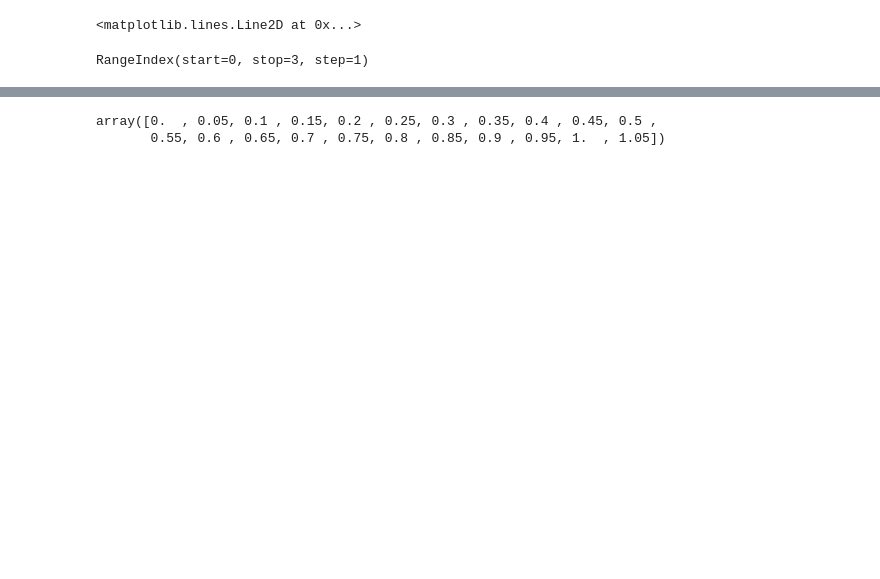
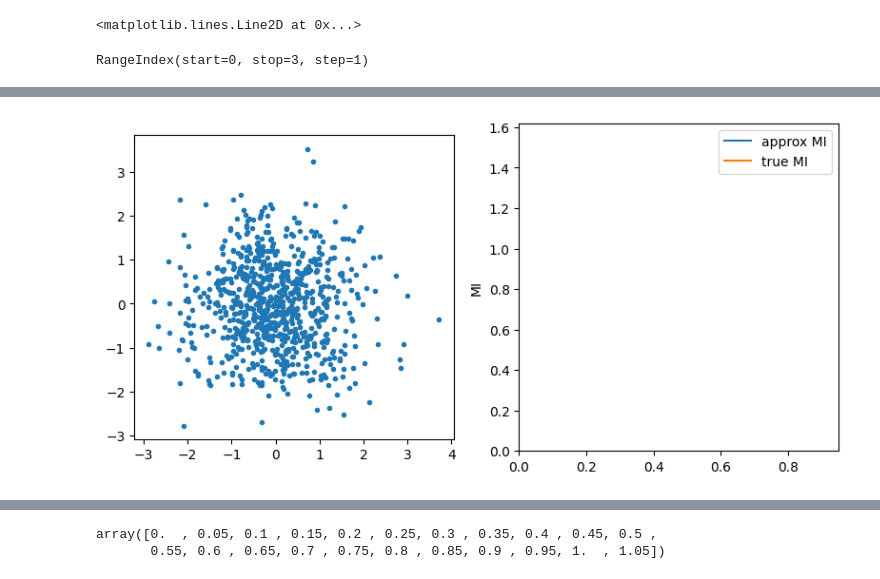
Before and after one commit to kingusiu/opDeDe, a Jupyter notebook: notebooks/animated_plotting.ipynb, the cells around one changed output, grey strips where cells are left out. Cells and saved outputs as stored; diff of their text form; code cells hidden in the pictures; blank space fills up the shorter version.

```diff
--- a/notebooks/animated_plotting.ipynb
+++ b/notebooks/animated_plotting.ipynb
@@ -87,6 +109,7 @@ df['corr'].iloc[-1]
 # %%
 fig, ax = plt.subplots(1,2,figsize=(8,4))
 A_train, B_train, A_test, B_test = inge.generate_random_variables(800, 0)
+A_train, B_train, A_test, B_test = A_train.cpu().numpy(), B_train.cpu().numpy(), A_test.cpu().numpy(), B_test.cpu().numpy()
 ll1 = ax[0].plot(A_train, B_train, '.')[0]
 ll2 = ax[1].plot(df['train ml mi'][0],label='approx MI')[0]
 ll3 = ax[1].plot(df['train true mi'][0],label='true MI')[0]
@@ -98,6 +121,7 @@ plt.tight_layout()
 def update(frame):
     corr = df['corr'][frame]
     A_train, B_train, A_test, B_test = inge.generate_random_variables(800, corr)
+    A_train, B_train, A_test, B_test = A_train.cpu().numpy(), B_train.cpu().numpy(), A_test.cpu().numpy(), B_test.cpu().numpy()
     ll1.set_xdata(A_train)
     ll1.set_ydata(B_train)
     ll2.set_xdata(df['corr'][:frame])
@@ -115,3 +137,4 @@ plt.show()
+[figure, added]
 # %%
 fig2, ax2 = plt.subplots()
 t = np.linspace(0, 3, 40)
```
Also changed, not shown: parts of 26 cells of this notebook, 20 other files.
